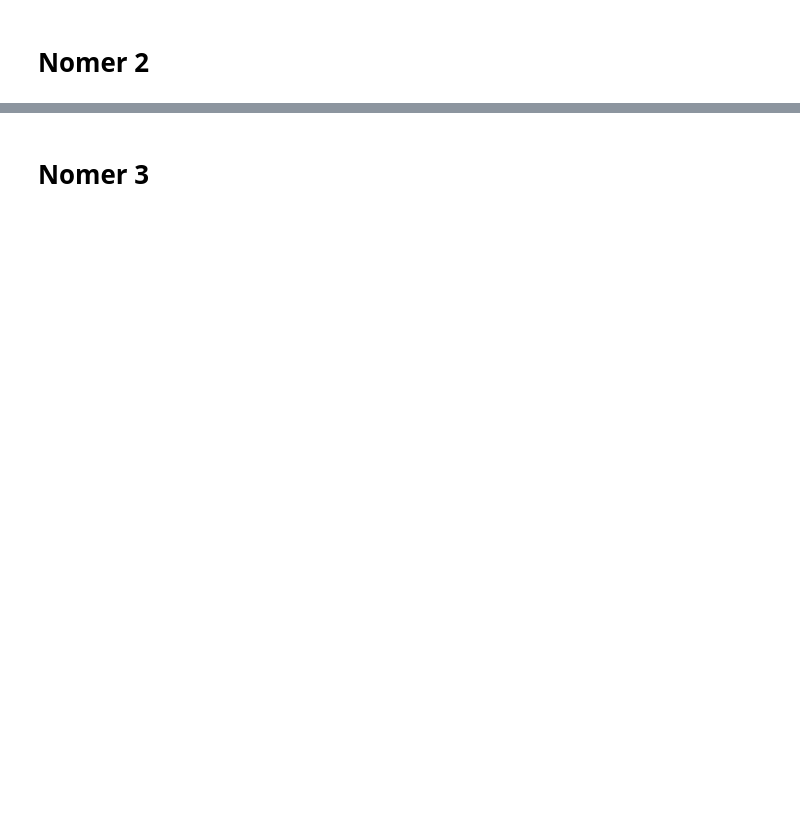
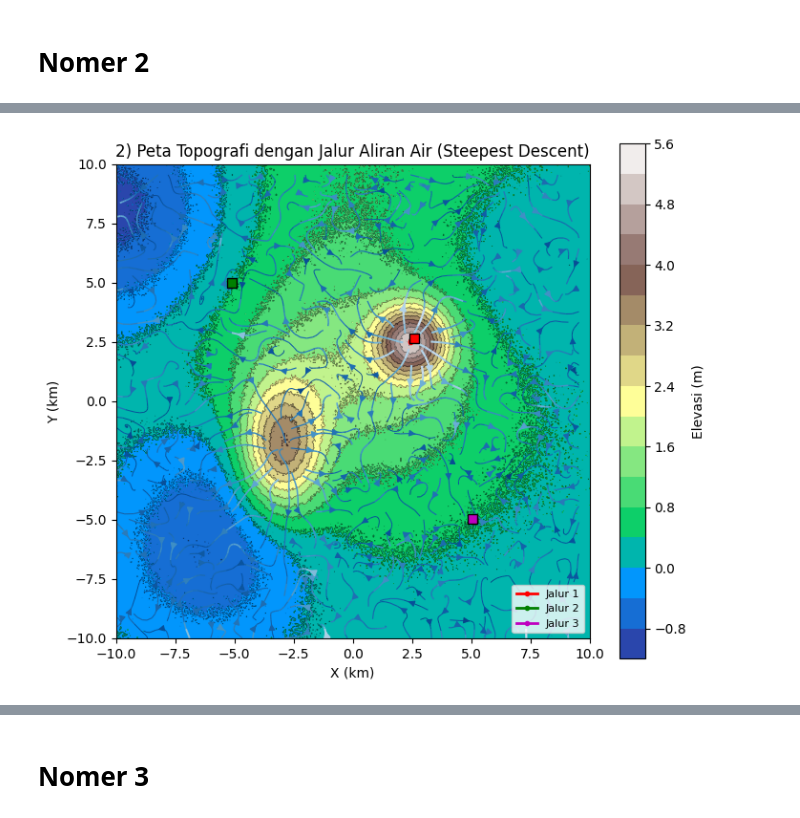
Before and after one commit to Qozuu/analisis-numerik, a Jupyter notebook: TP_ETS.ipynb, the cells around one changed output, grey strips where cells are left out. Drawn from its saved outputs; the diff is of its cells as text; code cells hidden in the pictures; blank space fills up the shorter version.

```diff
--- a/TP_ETS.ipynb
+++ b/TP_ETS.ipynb
@@ -368,0 +118,93 @@ Secara keseluruhan, simulasi ini berhasil memetakan sistem drainase hidrologis a
+# %%
+# 1. Hitung Gradien (Kemiringan)
+# dZ_dx adalah turunan parsial terhadap X (kemiringan ke timur/barat)
+# dZ_dy adalah turunan parsial terhadap Y (kemiringan ke utara/selatan)
+
+# Define dx and dy within this cell
+dx = x[1] - x[0]  # Jarak di sumbu X
+dy = y[1] - y[0]  # Jarak di sumbu Y
+
+dZ_dy, dZ_dx = np.gradient(Z, dy, dx)
+
+# 2. Tentukan Vektor Kecepatan/Aliran (U, V)
+# Air mengalir berlawanan arah dengan gradien (anti-gradien)
+U = -dZ_dx  # Komponen kecepatan X
+V = -dZ_dy  # Komponen kecepatan Y
+
+# 3. Definisikan Titik Awal untuk Menelusuri Jalur (Jalur Diskret Tambahan)
+# Ini penting untuk menunjukkan agregasi dari beberapa sumber berbeda.
+start_points = np.array([
+    [X_max, Y_max],   # Titik tertinggi (dari No. 1)
+    [-5.0, 5.0],      # Poin acak 1 (Puncak Lembah)
+    [5.0, -5.0]       # Poin acak 2 (Puncak lainnya)
+])
+
+def trace_flow_path(start_x, start_y, X, Y, Z):
+    """Menelusuri jalur aliran ke tetangga dengan elevasi terendah (metode diskret)."""
+    idx_x = np.argmin(np.abs(X[0, :] - start_x))
+    idx_y = np.argmin(np.abs(Y[:, 0] - start_y))
+    path = [(X[idx_y, idx_x], Y[idx_y, idx_x])]
+
+    while True:
+        current_idx_y, current_idx_x = idx_y, idx_x
+        min_z = Z[current_idx_y, current_idx_x]
+        next_idx_y, next_idx_x = current_idx_y, current_idx_x
+
+        # Cari tetangga 3x3 dengan elevasi terendah
+        for dy_step in [-1, 0, 1]:
+            for dx_step in [-1, 0, 1]:
+                if dy_step == 0 and dx_step == 0: continue
+                new_idx_y, new_idx_x = current_idx_y + dy_step, current_idx_x + dx_step
+
+                # Cek batas grid
+                if 0 <= new_idx_y < Z.shape[0] and 0 <= new_idx_x < Z.shape[1]:
+                    if Z[new_idx_y, new_idx_x] < min_z:
+                        min_z = Z[new_idx_y, new_idx_x]
+                        next_idx_y, next_idx_x = new_idx_y, new_idx_x
+
+        if next_idx_y == current_idx_y and next_idx_x == current_idx_x: break
+
+        idx_y, idx_x = next_idx_y, next_idx_x
+        next_point = (X[idx_y, idx_x], Y[idx_y, idx_x])
+
+        if next_point in path: break # Hindari loop
+
+        path.append(next_point)
+    return path
+
+# Jalankan simulasi beberapa kali
+flow_paths = [trace_flow_path(sx, sy, X, Y, Z) for sx, sy in start_points]
+
+
+# 4. Visualisasi
+fig, ax = plt.subplots(figsize=(8, 7))
+levels = 18
+cf = ax.contourf(X, Y, Z, levels=levels, cmap='terrain')
+cs = ax.contour(X, Y, Z, levels=levels, linewidths=0.6, colors='k', alpha=0.5)
+
+# Visualisasi Streamplot (Agregasi Global Aliran)
+skip = (slice(None, None, 15), slice(None, None, 15)) # Kurangi kerapatan
+magnitude = np.sqrt(U**2 + V**2)
+lw = 0.5 + 2 * magnitude / magnitude.max() # Ketebalan garis berdasarkan kecuraman
+ax.streamplot(X[skip], Y[skip], U[skip], V[skip],
+        color=magnitude[skip], linewidth=lw[skip], density=1.5, arrowsize=1,
+        cmap='Blues_r', zorder=2) # Warna biru untuk aliran
+
+# Visualisasi Jalur Diskret (Titik-ke-Titik)
+colors_path = ['r', 'g', 'm']
+for i, path in enumerate(flow_paths):
+    path_x = [p[0] for p in path]
+    path_y = [p[1] for p in path]
+    ax.plot(path_x, path_y, marker='.', linestyle='-', linewidth=2.0, color=colors_path[i],
+            label=f'Jalur {i+1}')
+    ax.plot(path_x[-1], path_y[-1], 's', markersize=7, color=colors_path[i], markeredgecolor='k') # Tandai Minimum Lokal
+
+ax.set_title("2) Peta Topografi dengan Jalur Aliran Air (Steepest Descent)")
+ax.set_xlabel("X (km)")
+ax.set_ylabel("Y (km)")
+ax.set_aspect('equal', adjustable='box')
+plt.colorbar(cf, ax=ax, label="Elevasi (m)")
+ax.legend(loc='lower right', fontsize=8)
+plt.show()
+# %% [output]
+[figure, added]
```
Also changed, not shown: parts of 27 cells of this notebook.
